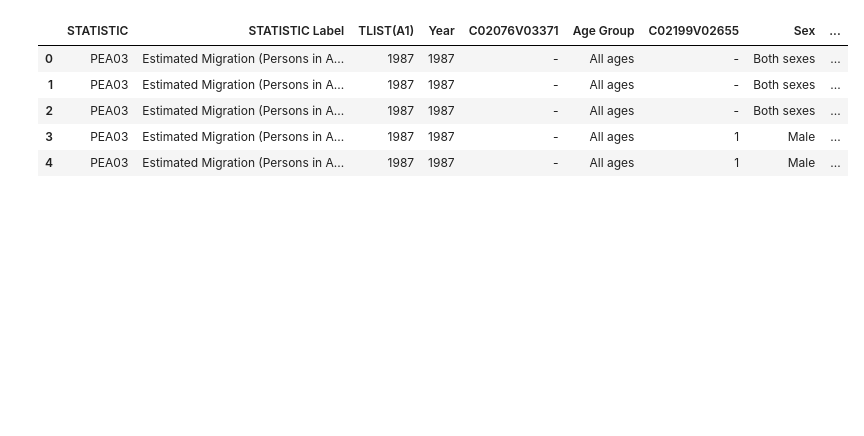
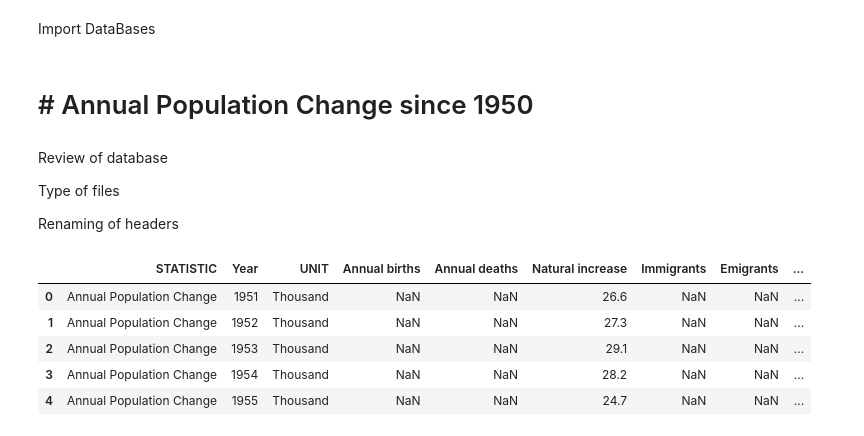
Before and after one commit to diagarmar29/Population-in-Ireland.-1st-Assesment, a Jupyter notebook: Population in Ireland.ipynb, the cells around one changed output. Saved outputs shown, nothing was run; the diff lists cells and outputs as text; code cells hidden in the pictures; blank space fills up the shorter version.

Commit message:
2nd advance
I am trying to integrate my first graphs and clean up my data bases that I downloaded.

```diff
--- a/Population in Ireland.ipynb
+++ b/Population in Ireland.ipynb
@@ -15,9 +12,28 @@ EMM=pd.read_csv("Estimated Migration (Persons in April).csv")
+# %% [markdown]
+Import DataBases
+# %%
+AP=pd.read_csv("Annual Population Change 1950-2023.csv")
+EE=pd.read_csv("Estimated Emigration  Citizenship 2006-2023.csv")
+EM=pd.read_csv("Estimated Migration. Origin or Destination 1987-2023.csv")
+EPC=pd.read_csv("Estimated Population Citizenship 2006-2023.csv")
+PEA=pd.read_csv("Population Estimates Age Group 1950-2023.csv")
+ #Additional databases
+NIC=pd.read_csv("Non-Irish citizens usually resident and present in the State by country of citizenship 2022 EXTRA.csv")
+PAE=pd.read_csv("Population Ability to speak English 2022 EXTRA.csv")
+# %% [markdown]
+# #  Annual Population Change since 1950
+# %% [markdown]
+Review of database
+
+Type of files
+
+Renaming of headers
 # %%
-EMM.head()
+AP.head()
 # %% [output]
-|  | STATISTIC | STATISTIC Label | TLIST(A1) | Year | C02076V03371 | Age Group | C02199V02655 | Sex | ... |
-| 0 | PEA03 | Estimated Migration (Persons in A... | 1987 | 1987 | - | All ages | - | Both sexes | ... |
-| 1 | PEA03 | Estimated Migration (Persons in A... | 1987 | 1987 | - | All ages | - | Both sexes | ... |
-| 2 | PEA03 | Estimated Migration (Persons in A... | 1987 | 1987 | - | All ages | - | Both sexes | ... |
-| 3 | PEA03 | Estimated Migration (Persons in A... | 1987 | 1987 | - | All ages | 1 | Male | ... |
-| 4 | PEA03 | Estimated Migration (Persons in A... | 1987 | 1987 | - | All ages | 1 | Male | ... |
+|  | STATISTIC | Year | UNIT | Annual births | Annual deaths | Natural increase | Immigrants | Emigrants | ... |
+| 0 | Annual Population Change | 1951 | Thousand | NaN | NaN | 26.6 | NaN | NaN | ... |
+| 1 | Annual Population Change | 1952 | Thousand | NaN | NaN | 27.3 | NaN | NaN | ... |
+| 2 | Annual Population Change | 1953 | Thousand | NaN | NaN | 29.1 | NaN | NaN | ... |
+| 3 | Annual Population Change | 1954 | Thousand | NaN | NaN | 28.2 | NaN | NaN | ... |
+| 4 | Annual Population Change | 1955 | Thousand | NaN | NaN | 24.7 | NaN | NaN | ... |
```
Also changed, not shown: parts of 21 cells of this notebook.
